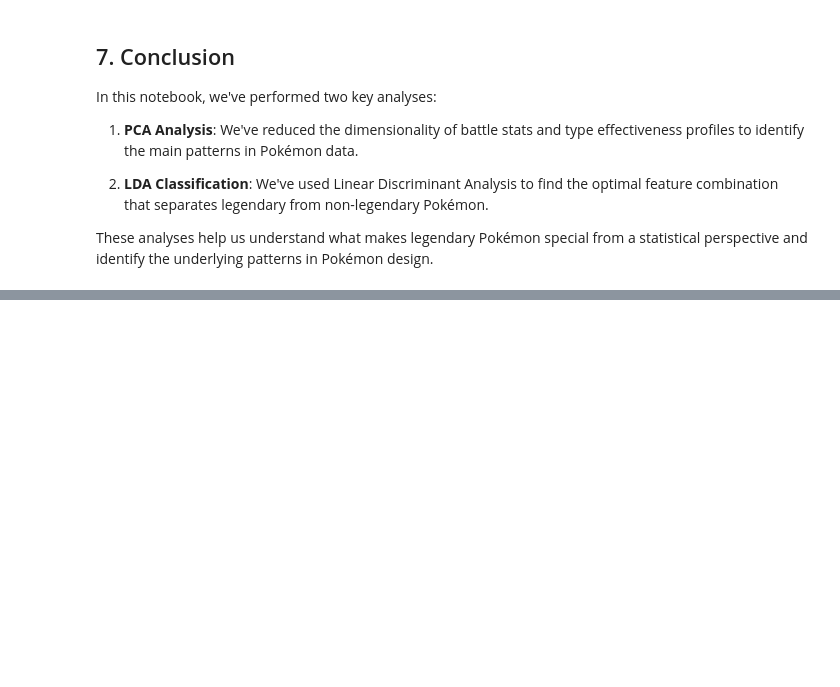
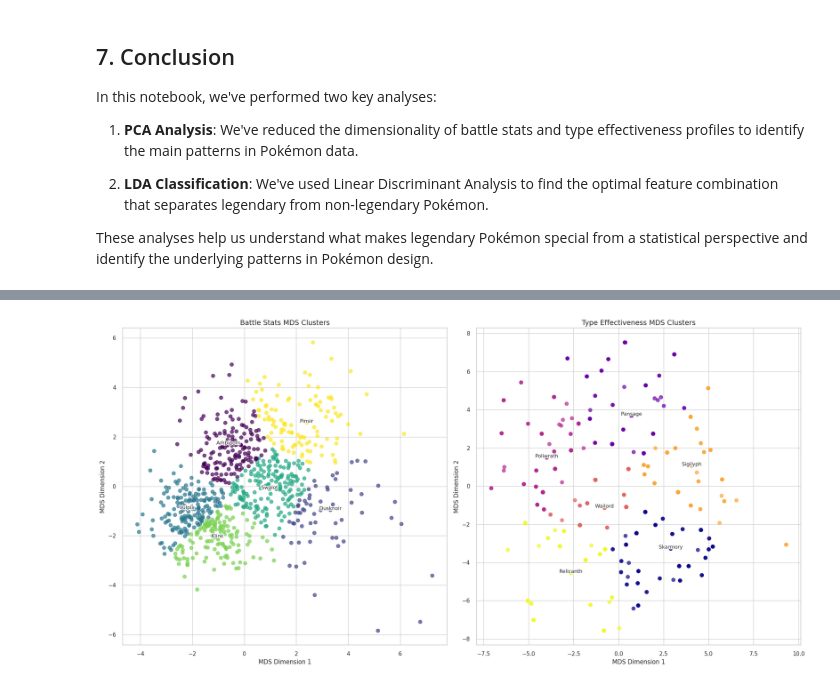
Before and after one commit to Neel-shetty/pokemon-dimensionality-reduction, a Jupyter notebook: pokemon_pca_analysis.ipynb, the cells around one changed output, grey strips where cells are left out. Drawn from its saved outputs; the diff is of its cells as text; code cells hidden in the pictures; blank space fills up the shorter version.

```diff
--- a/pokemon_pca_analysis.ipynb
+++ b/pokemon_pca_analysis.ipynb
@@ -997,0 +1027,19 @@ These analyses help us understand what makes legendary Pokémon special from a s
+# %%
+# Create interactive scatter plot for type effectiveness MDS (Cosine) colored by type1
+if 'type1' in pokemon_clean.columns and len(type_cols) > 0:
+    fig = px.scatter(
+        pokemon_clean,
+        x='mds_type_cosine_x',
+        y='mds_type_cosine_y',
+        color='type1',
+        hover_name='name' if 'name' in pokemon_clean.columns else None,
+        title='MDS of Type Effectiveness (Cosine) by Primary Type',
+        labels={'mds_type_cosine_x': 'MDS Dimension 1', 'mds_type_cosine_y': 'MDS Dimension 2'},
+        template='plotly_white'
+    )
+    fig.update_layout(
+        legend_title_text='Type',
+        height=700,
+        width=900
+    )
+    fig.show()
@@ -997,0 +1123,55 @@ These analyses help us understand what makes legendary Pokémon special from a s
+# %%
+# Create enhanced visualization with cluster labels
+if 'type1' in pokemon_clean.columns:
+    # Create a figure with subplots
+    fig, axs = plt.subplots(1, 2, figsize=(20, 10))
+
+    # Plot battle stats MDS with cluster colors
+    scatter1 = axs[0].scatter(
+        pokemon_clean['mds_battle_x'],
+        pokemon_clean['mds_battle_y'],
+        c=pokemon_clean['cluster_mds_battle_x_mds_battle_y'],
+        cmap='viridis',
+        alpha=0.7,
+        s=50
+    )
+    axs[0].set_title('Battle Stats MDS Clusters', fontsize=14)
+    axs[0].set_xlabel('MDS Dimension 1', fontsize=12)
+    axs[0].set_ylabel('MDS Dimension 2', fontsize=12)
+
+    # Plot representative Pokémon names
+    if 'name' in pokemon_clean.columns:
+        for idx in battle_reps:
+            x = pokemon_clean.iloc[idx]['mds_battle_x']
+            y = pokemon_clean.iloc[idx]['mds_battle_y']
+            name = pokemon_clean.iloc[idx]['name']
+            text = axs[0].text(x, y, name, fontsize=10, ha='center')
+            text.set_path_effects([path_effects.withStroke(linewidth=3, foreground='white')])
+
+    # Plot type effectiveness MDS with cluster colors (if available)
+    if len(type_cols) > 0:
+        scatter2 = axs[1].scatter(
+            pokemon_clean['mds_type_euclidean_x'],
+            pokemon_clean['mds_type_euclidean_y'],
+            c=pokemon_clean['cluster_mds_type_euclidean_x_mds_type_euclidean_y'],
+            cmap='plasma',
+            alpha=0.7,
+            s=50
+        )
+        axs[1].set_title('Type Effectiveness MDS Clusters', fontsize=14)
+        axs[1].set_xlabel('MDS Dimension 1', fontsize=12)
+        axs[1].set_ylabel('MDS Dimension 2', fontsize=12)
+
+        # Plot representative Pokémon names
+        if 'name' in pokemon_clean.columns:
+            for idx in type_reps:
+                x = pokemon_clean.iloc[idx]['mds_type_euclidean_x']
+                y = pokemon_clean.iloc[idx]['mds_type_euclidean_y']
+                name = pokemon_clean.iloc[idx]['name']
+                text = axs[1].text(x, y, name, fontsize=10, ha='center')
+                text.set_path_effects([path_effects.withStroke(linewidth=3, foreground='white')])
+
+    plt.tight_layout()
+    plt.show()
+# %% [output]
+[figure, added]
```
Also changed, not shown: parts of 26 cells of this notebook.
